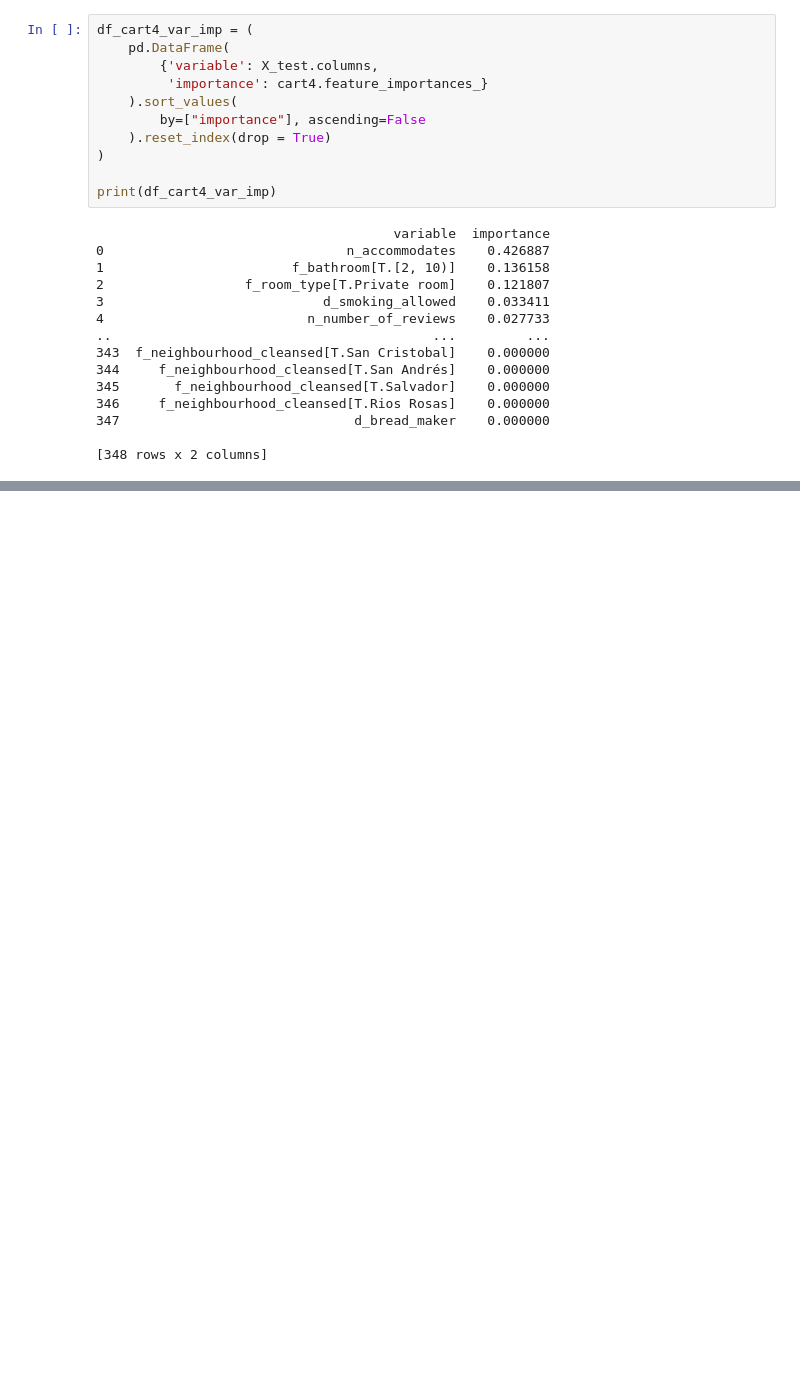
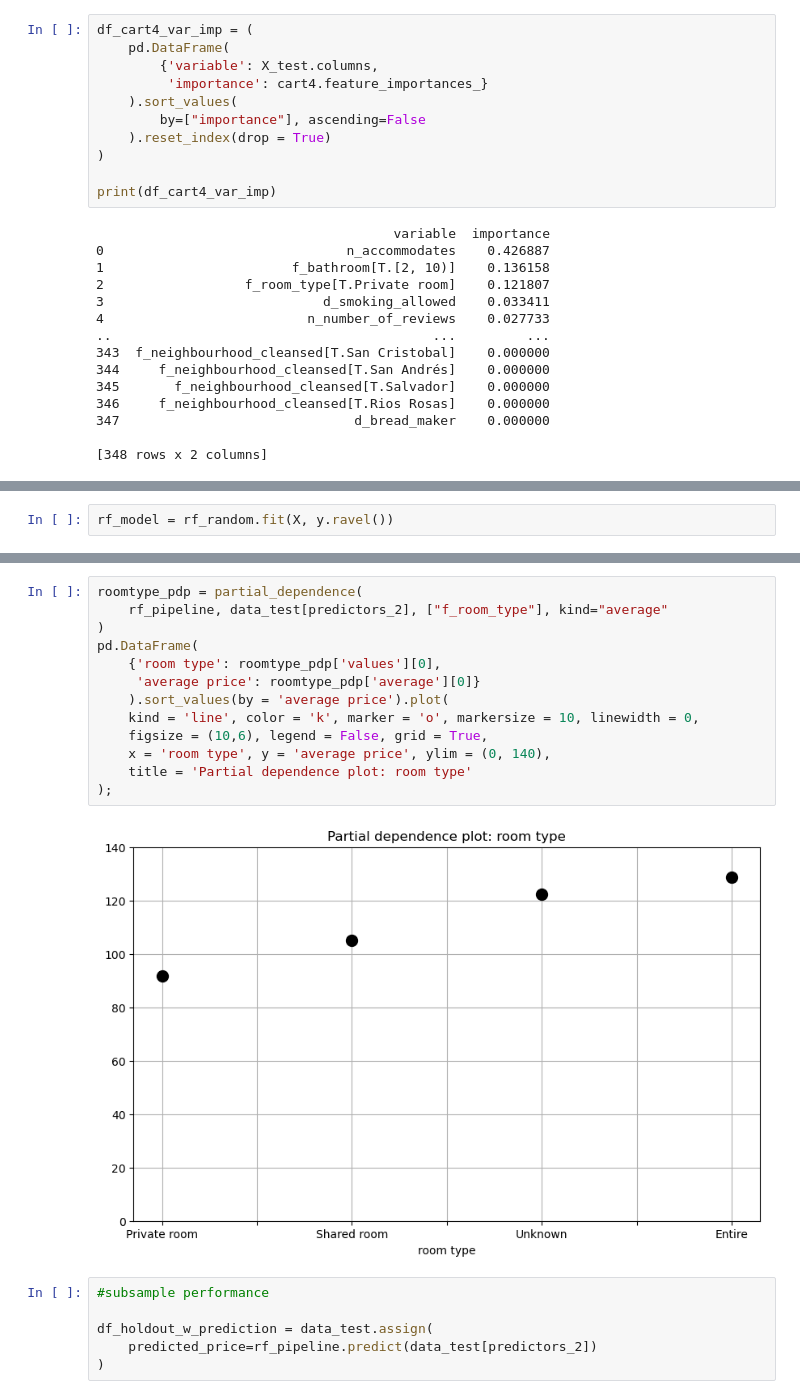
Before and after one commit to ghadena/DA3, a Jupyter notebook: assignment_1/asssignment.ipynb, the cells around one changed output, grey strips where cells are left out. Drawn from its saved outputs; the diff is of its cells as text; blank space fills up the shorter version.

```diff
--- a/assignment_1/asssignment.ipynb
+++ b/assignment_1/asssignment.ipynb
@@ -623,0 +684,2 @@ print(df_cart4_var_imp)
+# %%
+rf_model = rf_random.fit(X, y.ravel())
@@ -623,0 +961,21 @@ print(df_cart4_var_imp)
+# %%
+roomtype_pdp = partial_dependence(
+    rf_pipeline, data_test[predictors_2], ["f_room_type"], kind="average"
+)
+pd.DataFrame(
+    {'room type': roomtype_pdp['values'][0],
+     'average price': roomtype_pdp['average'][0]}
+    ).sort_values(by = 'average price').plot(
+    kind = 'line', color = 'k', marker = 'o', markersize = 10, linewidth = 0,
+    figsize = (10,6), legend = False, grid = True,
+    x = 'room type', y = 'average price', ylim = (0, 140),
+    title = 'Partial dependence plot: room type'
+);
+# %% [output]
+[figure, added]
+# %%
+#subsample performance
+
+df_holdout_w_prediction = data_test.assign(
+    predicted_price=rf_pipeline.predict(data_test[predictors_2])
+)
```
Also changed, not shown: parts of 57 cells of this notebook.
